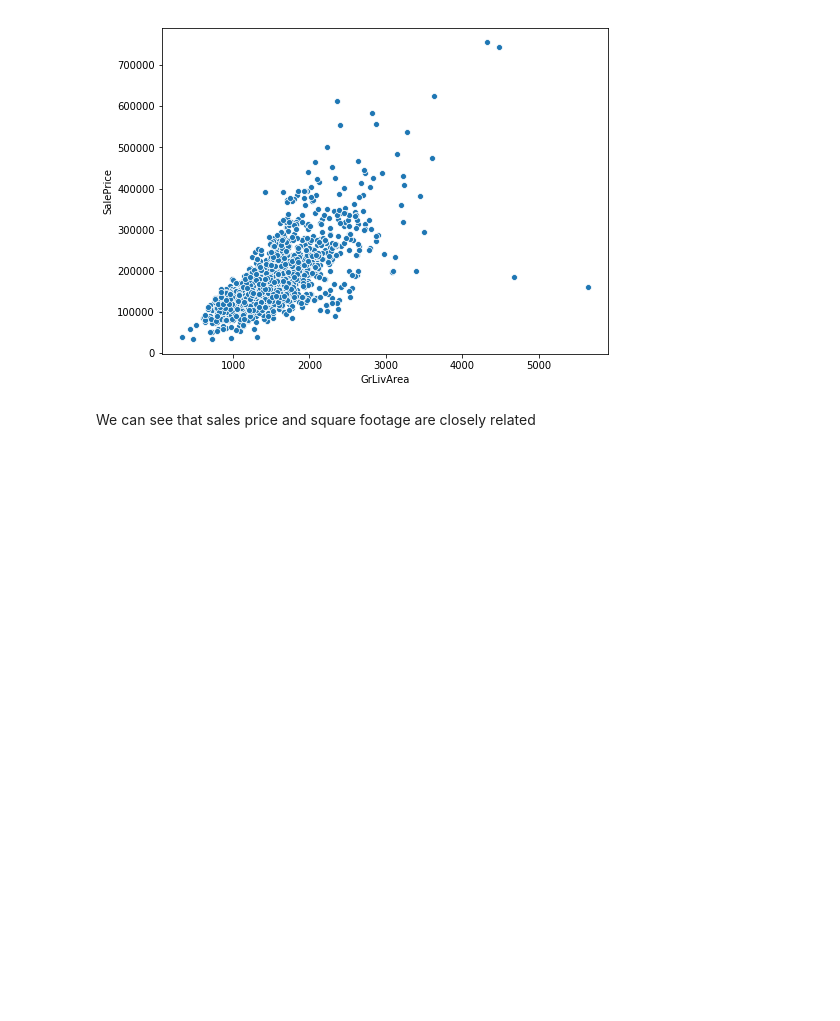
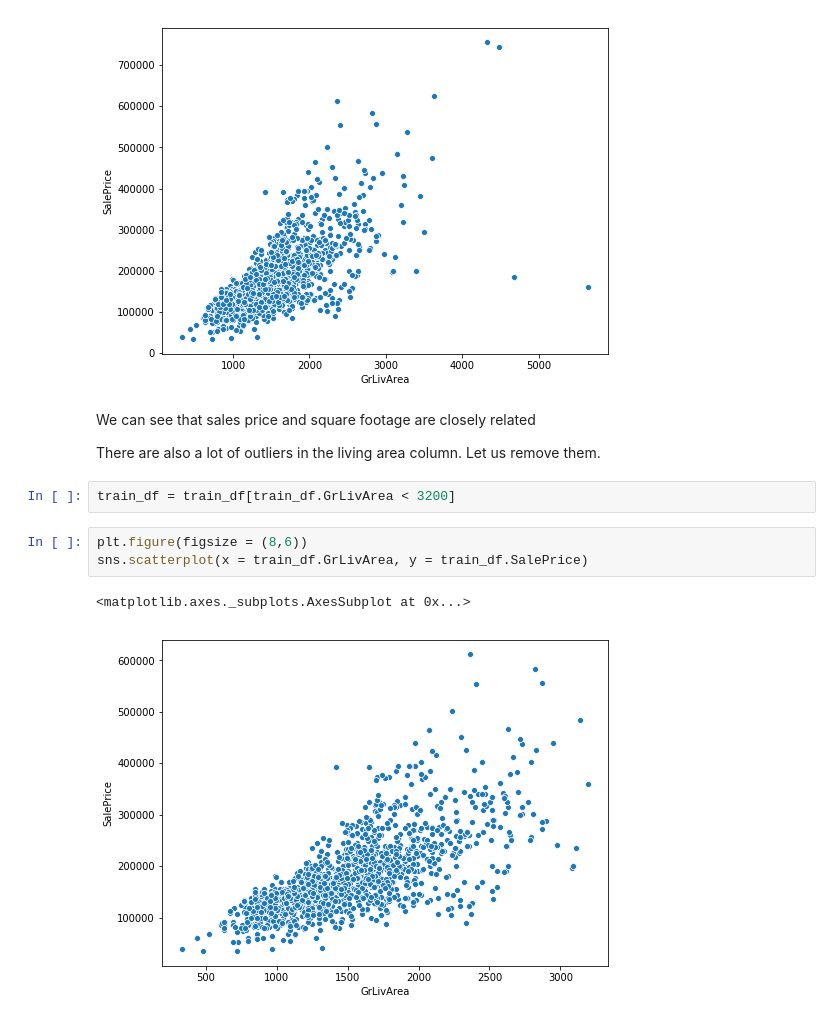
Before and after one commit to SidJain1412/HousePriceRegression, a Jupyter notebook: EDA.ipynb, the cells around one changed output. Cells and saved outputs as stored; diff of their text form; blank space fills up the shorter version.

```diff
--- a/EDA.ipynb
+++ b/EDA.ipynb
@@ -140,3 +140,13 @@ sns.scatterplot(x = train_df.GrLivArea, y = train_df.SalePrice)
 [figure]
 # %% [markdown]
 We can see that sales price and square footage are closely related
+
+There are also a lot of outliers in the living area column. Let us remove them.
+# %%
+train_df = train_df[train_df.GrLivArea < 3200]
+# %%
+plt.figure(figsize = (8,6))
+sns.scatterplot(x = train_df.GrLivArea, y = train_df.SalePrice)
+# %% [output]
+<matplotlib.axes._subplots.AxesSubplot at 0x...>
+[figure, added]
```
Also changed, not shown: parts of 10 cells of this notebook.
